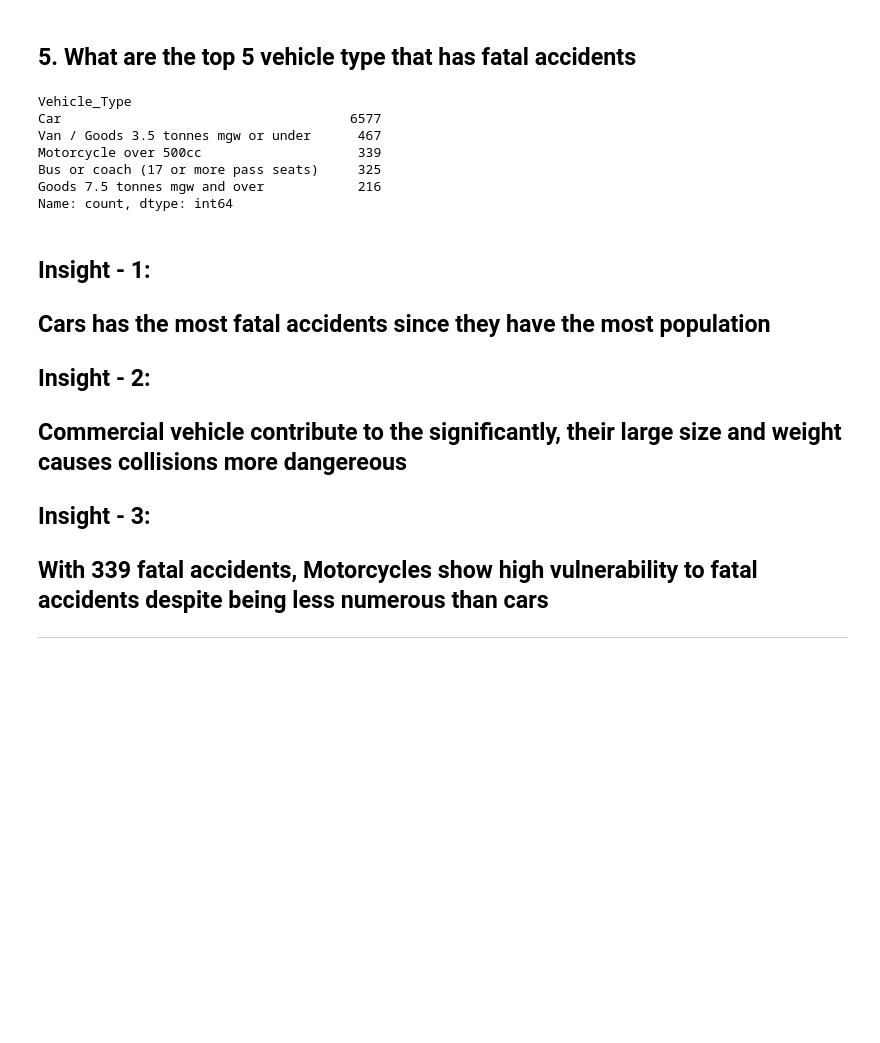
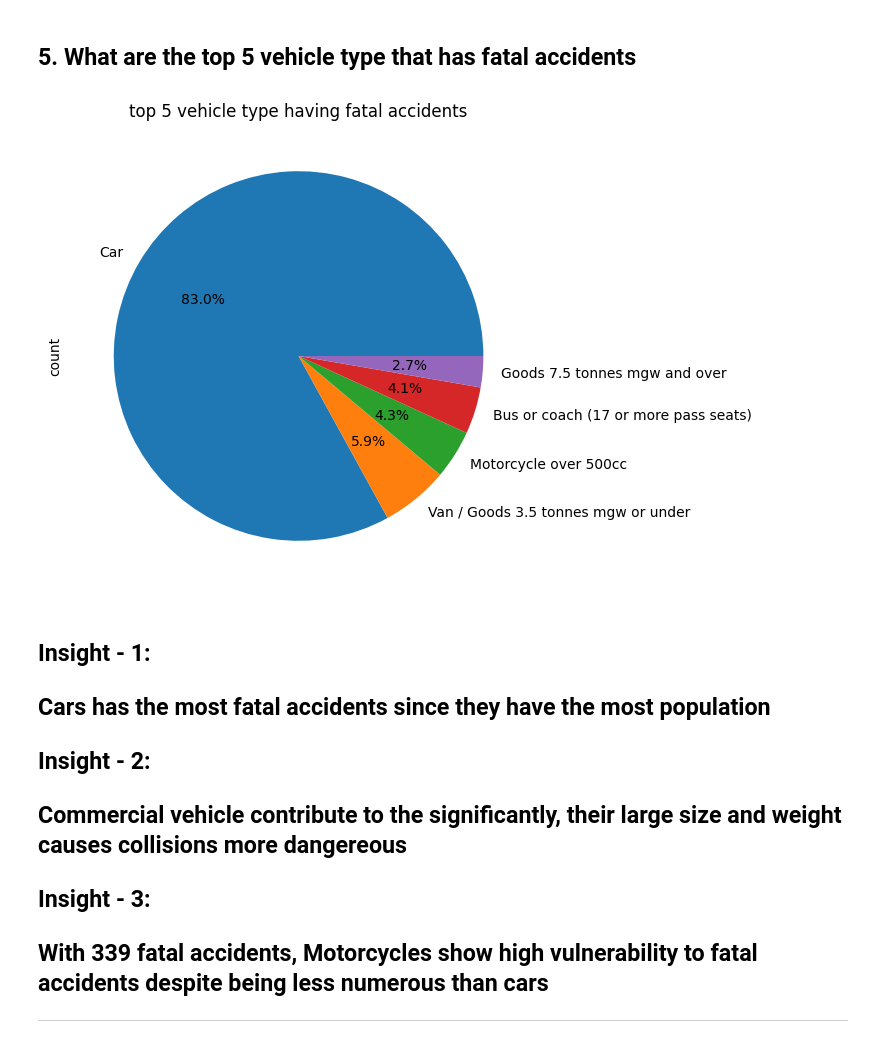
Before and after one commit to KevinArchive1/ELEC303_DATA_ANALYTICS_VELE-A, a Jupyter notebook: ITELEC-3A/activity3.ipynb, the cells around one changed output. Saved outputs shown, nothing was run; the diff lists cells and outputs as text; code cells hidden in the pictures; blank space fills up the shorter version.

```diff
--- a/ITELEC-3A/activity3.ipynb
+++ b/ITELEC-3A/activity3.ipynb
@@ -343,15 +389,13 @@ plt.show()
 # %%
 fatal_accidents = uk_road_accident[uk_road_accident["Accident_Severity"] == "Fatal"]
 
-fatal_accidents["Vehicle_Type"].value_counts().head(5)
+top_five_vehicles = fatal_accidents["Vehicle_Type"].value_counts().head(5)
-# %% [output]
-Vehicle_Type
-Car                                     6577
-Van / Goods 3.5 tonnes mgw or under      467
-Motorcycle over 500cc                    339
-Bus or coach (17 or more pass seats)     325
-Goods 7.5 tonnes mgw and over            216
-Name: count, dtype: int64
+# %%
+top_five_vehicles.plot(kind="pie", autopct = '%1.1f%%', figsize=(10,6))
+plt.title("top 5 vehicle type having fatal accidents")
+plt.show()
+# %% [output]
+[figure, added]
 # %% [markdown]
 <h2>Insight - 1:</h2>
 <h2>Cars has the most fatal accidents since they have the most population</h2>
```
Also changed, not shown: parts of 31 cells of this notebook.
